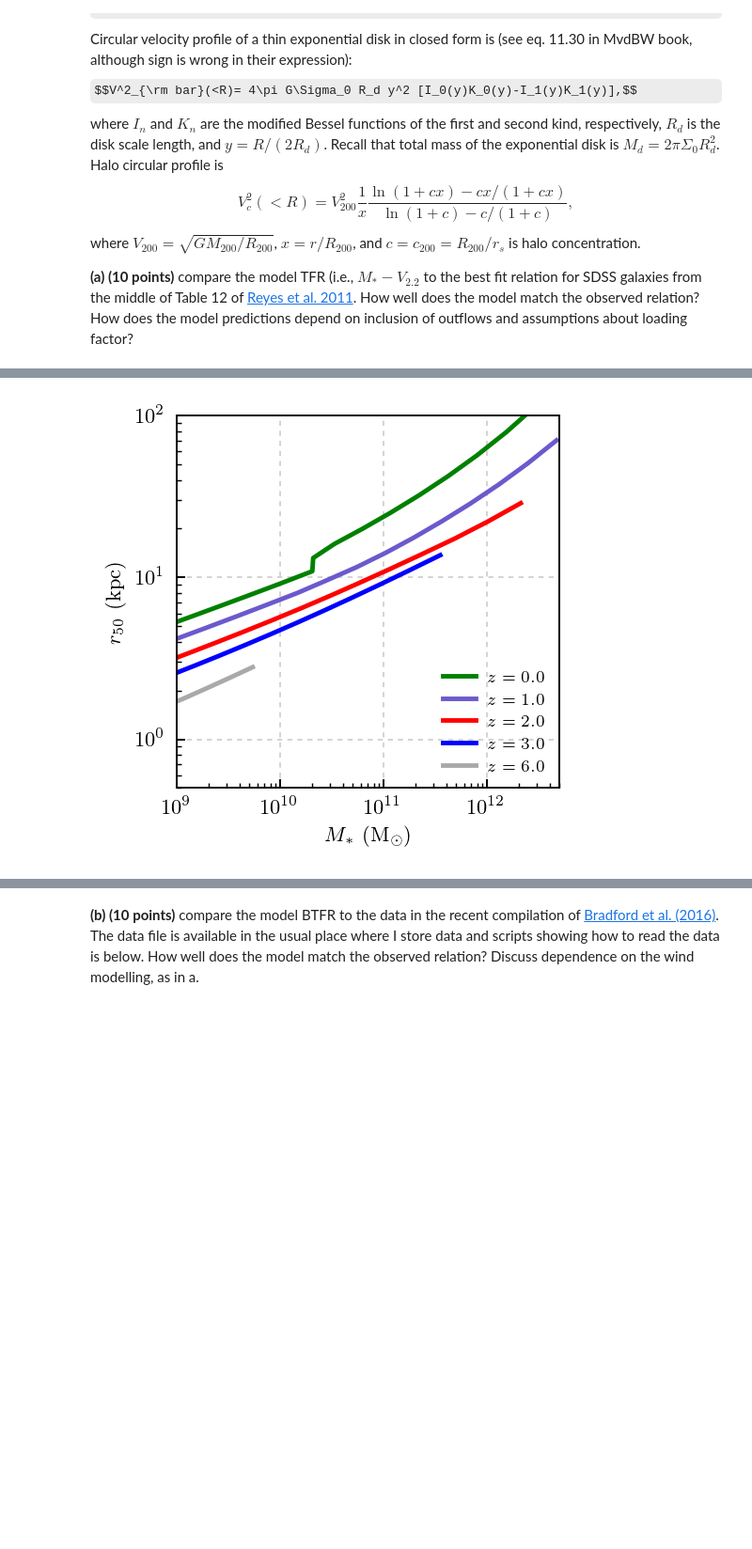
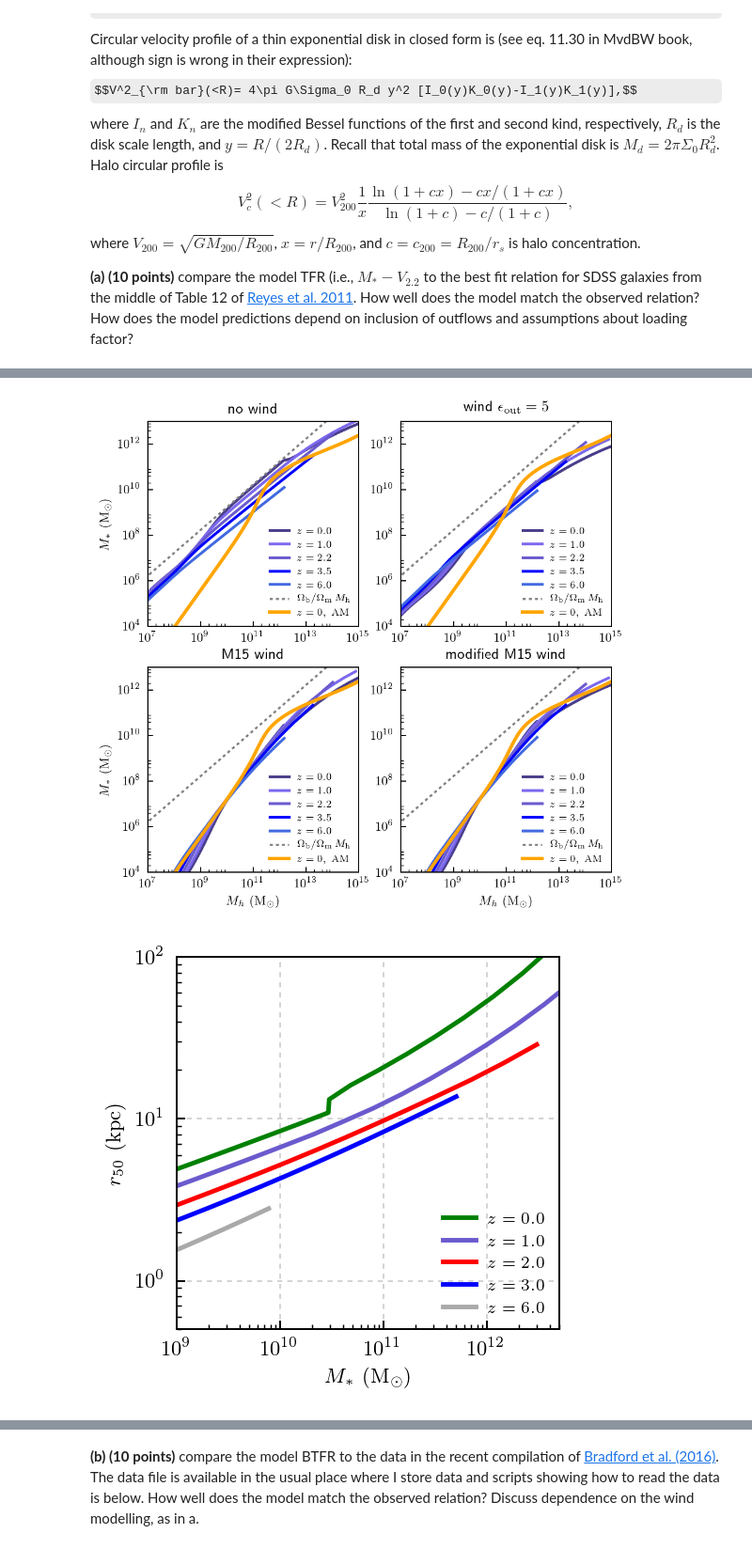
Before and after one commit to tjhoyt/galaxies_hw, a Jupyter notebook: hw6_hoyt_taylor.ipynb, the cells around one changed output, grey strips where cells are left out. Shown at 94% size. Cells and saved outputs as stored; diff of their text form; code cells hidden in the pictures; some formulas as TeX source; blank space fills up the shorter version.

```diff
--- a/hw6_hoyt_taylor.ipynb
+++ b/hw6_hoyt_taylor.ipynb
@@ -524,7 +654,49 @@ where $V_{200}=\sqrt{GM_{200}/R_{200}}$, $x=r/R_{200}$, and $c=c_{200}=R_{200}/r
 # %%
 ########################################################################
 
-# PROBLEM 2.1.1. Plot r50-M*
+# PROBLEM 2.1.2. Plot M*-Mh relation(s)
+
+########################################################################
+
+
+### Sanity check to confirm that the wind models were successfully
+### done.
+
+from code.setup import data_home_dir
+
+fig, axs = plt.subplots(2, 2, figsize=(6, 6))
+zplot = np.array([0., 1.0, 2.2, 3.5, 6.0])
+zcolors = np.array(['darkslateblue', 'mediumslateblue', 'slateblue', 'blue', 'royalblue'])
+titles = [r'no wind', r'wind $\epsilon_{\rm out}=5$', r'M15 wind', r'modified M15 wind']
+xlims = [1.e7, 1.e15]
+ylims = [1.e4, 1.e13]
+
+for ip, model in enumerate(windmodels):
+    axd = axs.flatten()[ip]
+    if ip > 1:
+        axd.set_xlabel(r'$M_h\ \rm (M_\odot)$')
+    if ip == 0 or ip == 2:
+        axd.set_ylabel(r'$M_{*}\ \rm (M_\odot)$')
+    axd.set_xlim(xlims)
+    axd.set_ylim(ylims)
+    axd.set_xscale('log')
+    axd.set_yscale('log')
+    if ip == 3:
+        legend = True
+    else:
+        legend = False
+    axd.set_title(titles[ip])
+    windDict[model].plot_MsMh_evo(axd, zplot, zcolors, compare = True)
+    #axd.legend()
+#plt.savefig(savefig, bbox_inches='tight')
+
+fig.show()
+
+
+
+########################################################################
+
+# PROBLEM 2.1.3. Plot r50-M*
 
 ########################################################################
 
@@ -535,32 +707,32 @@ where $V_{200}=\sqrt{GM_{200}/R_{200}}$, $x=r/R_{200}$, and $c=c_{200}=R_{200}/r
 
 fig = plt.figure(figsize=(3, 3))
 plot_pretty()
 plt.ylabel(r'$r_{50}\ \rm (kpc)$')
 plt.xlabel(r'$M_{*}\ \rm (M_\odot)$')
 ylims = [0.5,100.]
 xlims = [1.e9, 5e12]
 plt.xlim(xlims)
 plt.ylim(ylims)
 plt.xscale('log'); plt.yscale('log')
 
 z_plot = np.array([0., 1.0, 2.0, 3.0, 6.0])
 zcolors = ['green', 'slateblue', 'red', 'blue', 'darkgray']
 
 # use existing grid calculation to calculate r50 at each point
 model = 'Muratov15_3.6'
 lMh  = windDict[model].lMhdomain
 lMsi = windDict[model].logMsgrid
 r50i = windDict[model].r50grid
 for i, zplot in enumerate(z_plot):
     Msz = 10.**lMsi(np.log10(1.0+zplot),lMh)
     rhz = 10.**r50i(np.log10(1.0+zplot),lMh)
     tplot = cosmo.age(zplot)
-    Msz = Msz * cosmo.h
     plt.plot(Msz, rhz, c=zcolors[i], lw=2.0, label=r'$z=%1.1f$'%zplot)
 
 plt.legend(frameon=False, loc='lower right', fontsize=7)
 plt.grid(linestyle=':', c='lightgray')
 #plt.savefig('fig/msr50_nofbk.pdf',bbox_inches='tight')
 plt.show()
 # %% [output]
-[figure, old version]
+[figure, new version]
+[figure, added]
```
Also changed, not shown: parts of 17 cells of this notebook.
